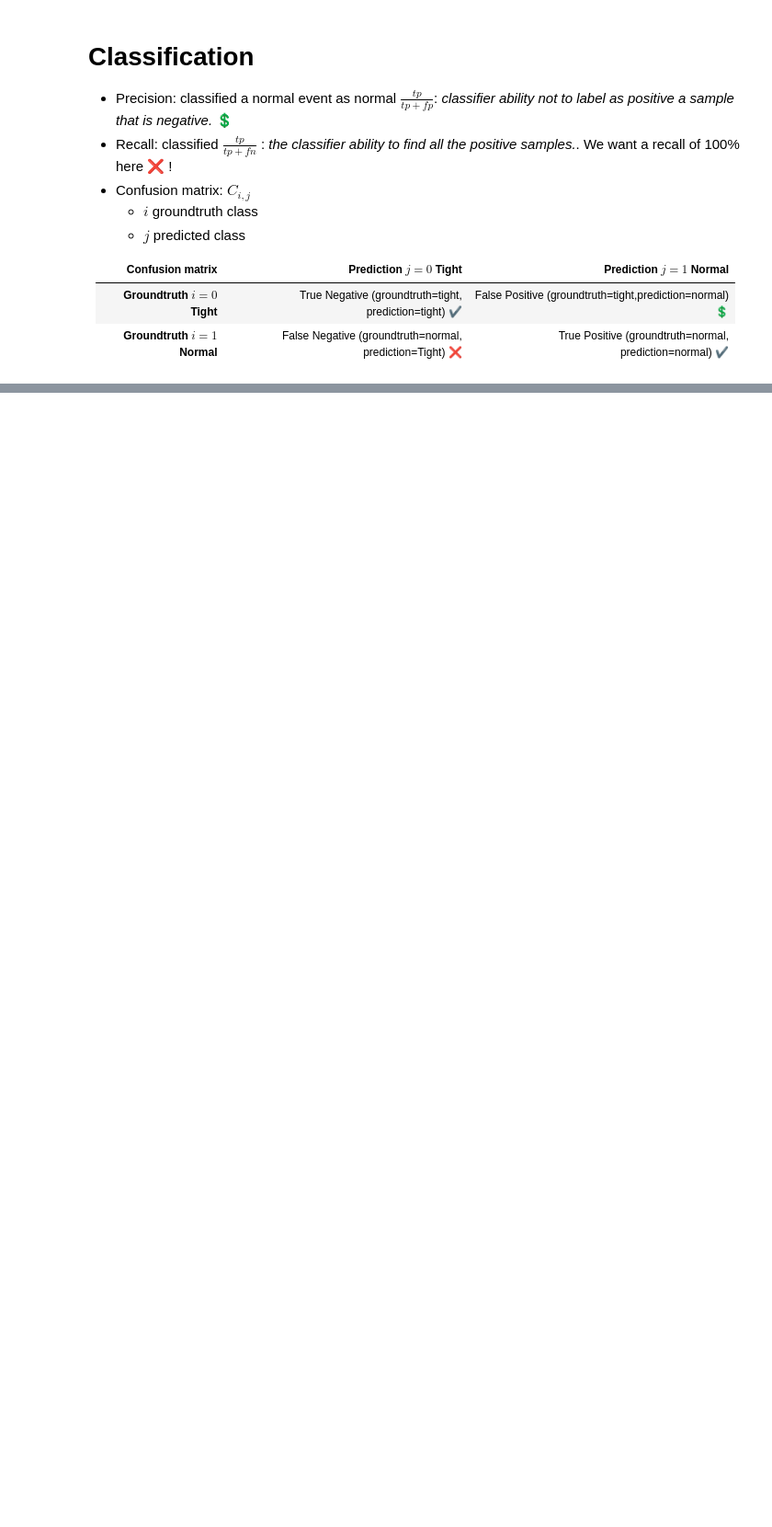
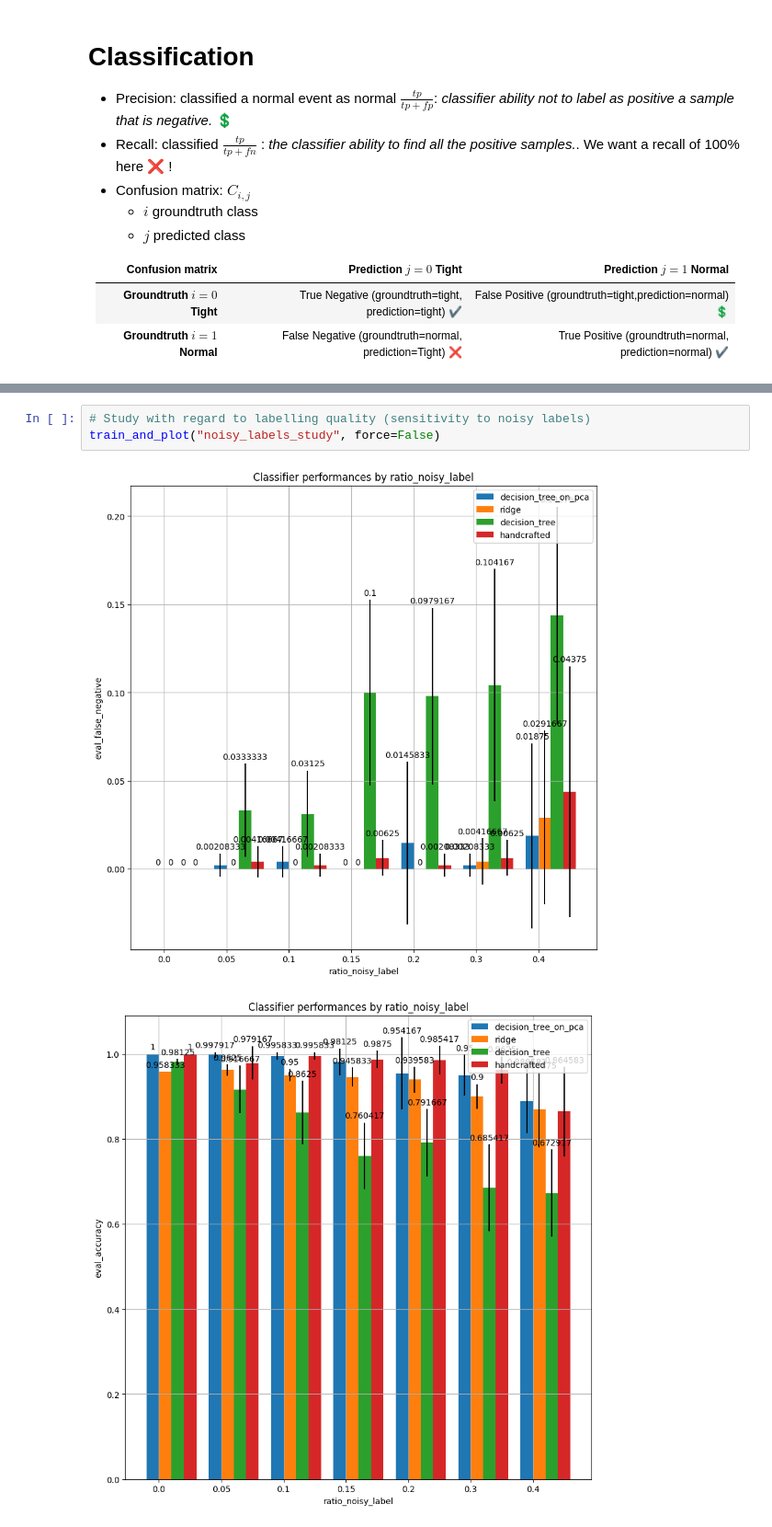
Before and after one commit to balthazarneveu/geosciences, a Jupyter notebook: TP_2/code/TP_2.ipynb, the cells around one changed output, grey strips where cells are left out. Shown at 92% size. Cells and saved outputs as stored; diff of their text form; blank space fills up the shorter version.

```diff
--- a/TP_2/code/TP_2.ipynb
+++ b/TP_2/code/TP_2.ipynb
@@ -150,0 +109,6 @@ Confusion Matrix:
+# %%
+# Study with regard to labelling quality (sensitivity to noisy labels)
+train_and_plot("noisy_labels_study", force=False)
+# %% [output]
+[figure, added]
+[figure, added]
```
Also changed, not shown: parts of 8 cells of this notebook, 10 other files.
